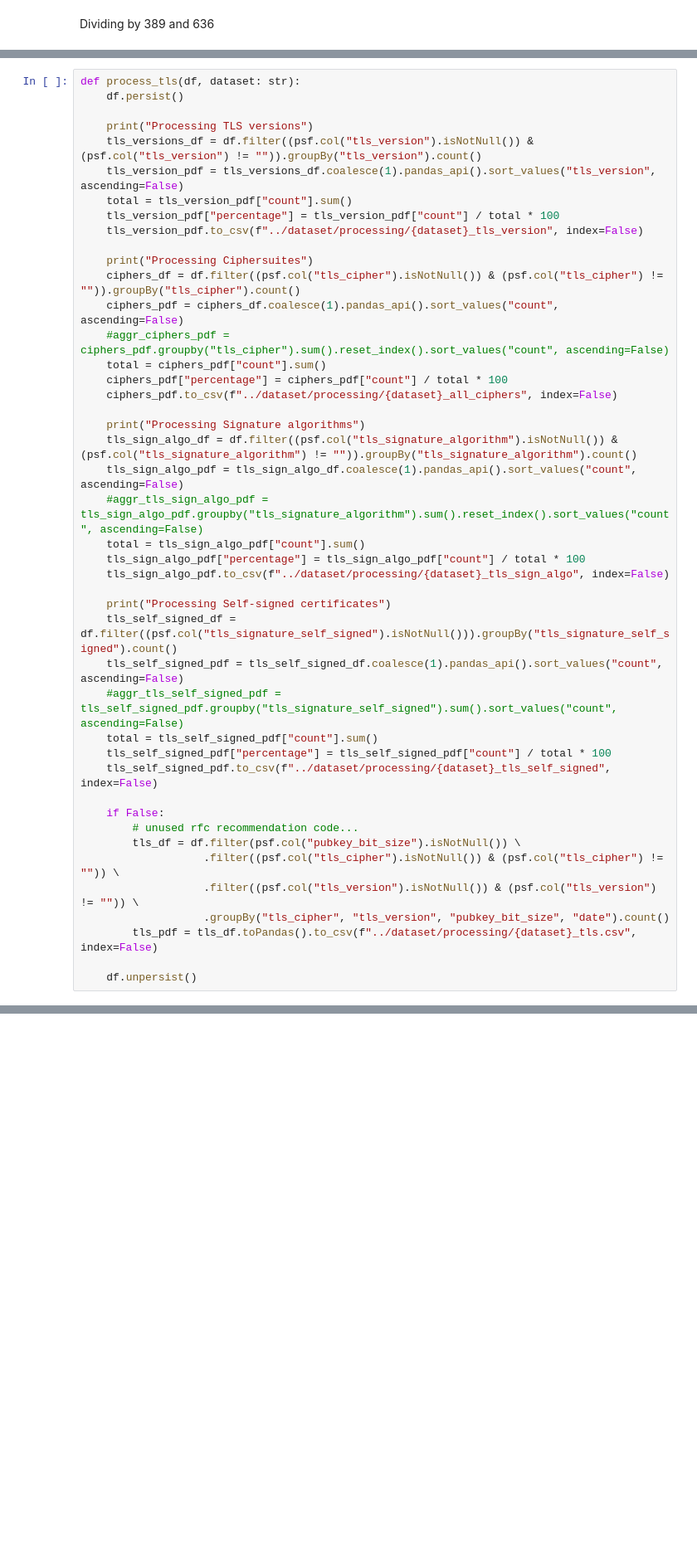
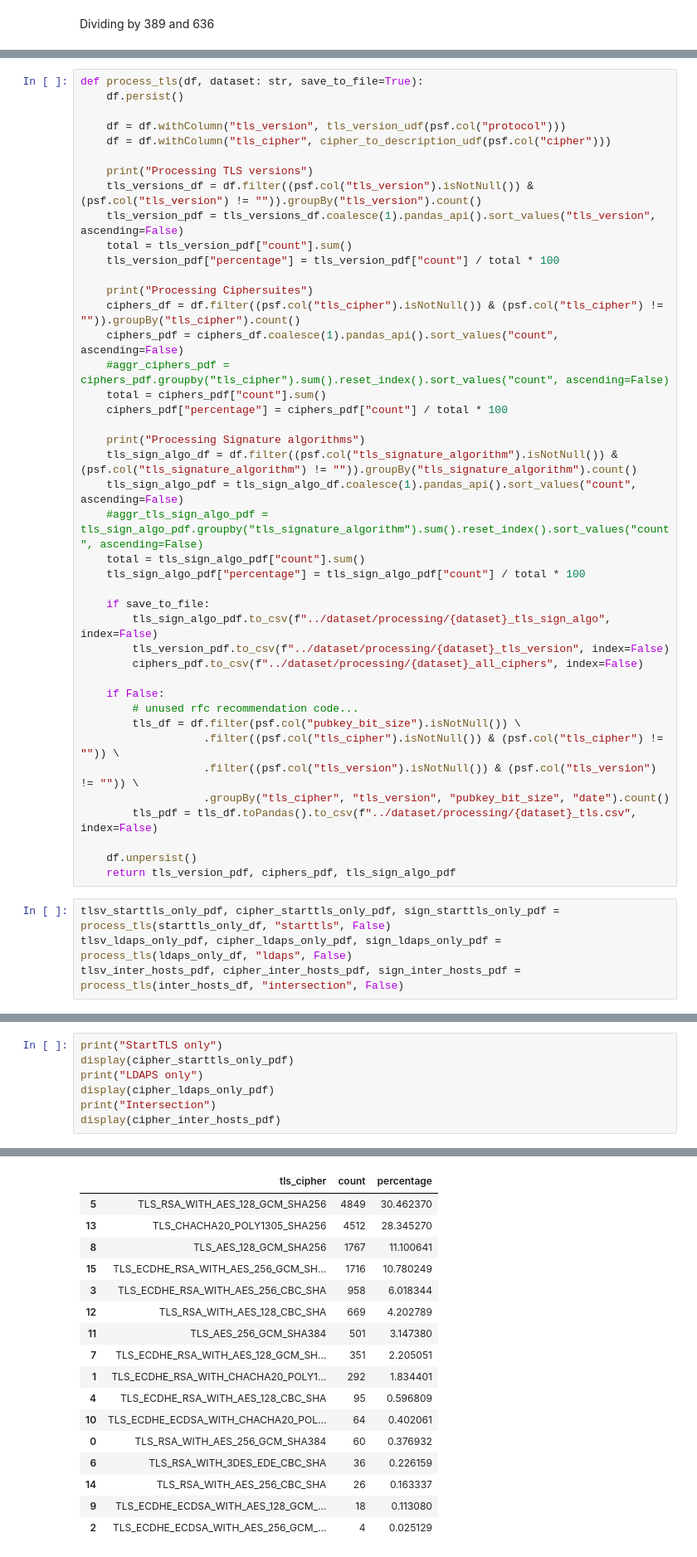
Before and after one commit to internettransparency/ldap-sequel, a Jupyter notebook: notebooks/analysis.ipynb, the cells around one changed output, grey strips where cells are left out. Shown at 83% size. Drawn from its saved outputs; the diff is of its cells as text; blank space fills up the shorter version.

```diff
--- a/notebooks/analysis.ipynb
+++ b/notebooks/analysis.ipynb
@@ -2680,13 +2877,15 @@ fig.show()
 # %%
-def process_tls(df, dataset: str):
+def process_tls(df, dataset: str, save_to_file=True):
     df.persist()
+
+    df = df.withColumn("tls_version", tls_version_udf(psf.col("protocol")))
+    df = df.withColumn("tls_cipher", cipher_to_description_udf(psf.col("cipher")))
 
     print("Processing TLS versions")
     tls_versions_df = df.filter((psf.col("tls_version").isNotNull()) & (psf.col("tls_version") != "")).groupBy("tls_version").count()
     tls_version_pdf = tls_versions_df.coalesce(1).pandas_api().sort_values("tls_version", ascending=False)
     total = tls_version_pdf["count"].sum()
     tls_version_pdf["percentage"] = tls_version_pdf["count"] / total * 100
-    tls_version_pdf.to_csv(f"../dataset/processing/{dataset}_tls_version", index=False)
 
     print("Processing Ciphersuites")
     ciphers_df = df.filter((psf.col("tls_cipher").isNotNull()) & (psf.col("tls_cipher") != "")).groupBy("tls_cipher").count()
@@ -2694,7 +2893,6 @@ def process_tls(df, dataset: str):
     #aggr_ciphers_pdf = ciphers_pdf.groupby("tls_cipher").sum().reset_index().sort_values("count", ascending=False)
     total = ciphers_pdf["count"].sum()
     ciphers_pdf["percentage"] = ciphers_pdf["count"] / total * 100
-    ciphers_pdf.to_csv(f"../dataset/processing/{dataset}_all_ciphers", index=False)
 
     print("Processing Signature algorithms")
     tls_sign_algo_df = df.filter((psf.col("tls_signature_algorithm").isNotNull()) & (psf.col("tls_signature_algorithm") != "")).groupBy("tls_signature_algorithm").count()
@@ -2702,15 +2900,11 @@ def process_tls(df, dataset: str):
     #aggr_tls_sign_algo_pdf = tls_sign_algo_pdf.groupby("tls_signature_algorithm").sum().reset_index().sort_values("count", ascending=False)
     total = tls_sign_algo_pdf["count"].sum()
     tls_sign_algo_pdf["percentage"] = tls_sign_algo_pdf["count"] / total * 100
-    tls_sign_algo_pdf.to_csv(f"../dataset/processing/{dataset}_tls_sign_algo", index=False)
 
-    print("Processing Self-signed certificates")
-    tls_self_signed_df = df.filter((psf.col("tls_signature_self_signed").isNotNull())).groupBy("tls_signature_self_signed").count()
-    tls_self_signed_pdf = tls_self_signed_df.coalesce(1).pandas_api().sort_values("count", ascending=False)
-    #aggr_tls_self_signed_pdf = tls_self_signed_pdf.groupby("tls_signature_self_signed").sum().sort_values("count", ascending=False)
-    total = tls_self_signed_pdf["count"].sum()
-    tls_self_signed_pdf["percentage"] = tls_self_signed_pdf["count"] / total * 100
-    tls_self_signed_pdf.to_csv(f"../dataset/processing/{dataset}_tls_self_signed", index=False)
+    if save_to_file:
+        tls_sign_algo_pdf.to_csv(f"../dataset/processing/{dataset}_tls_sign_algo", index=False)
+        tls_version_pdf.to_csv(f"../dataset/processing/{dataset}_tls_version", index=False)
+        ciphers_pdf.to_csv(f"../dataset/processing/{dataset}_all_ciphers", index=False)
 
     if False:
         # unused rfc recommendation code...
@@ -2721,3 +2915,8 @@ def process_tls(df, dataset: str):
         tls_pdf = tls_df.toPandas().to_csv(f"../dataset/processing/{dataset}_tls.csv", index=False)
 
     df.unpersist()
+    return tls_version_pdf, ciphers_pdf, tls_sign_algo_pdf
+# %%
+tlsv_starttls_only_pdf, cipher_starttls_only_pdf, sign_starttls_only_pdf = process_tls(starttls_only_df, "starttls", False)
+tlsv_ldaps_only_pdf, cipher_ldaps_only_pdf, sign_ldaps_only_pdf = process_tls(ldaps_only_df, "ldaps", False)
+tlsv_inter_hosts_pdf, cipher_inter_hosts_pdf, sign_inter_hosts_pdf = process_tls(inter_hosts_df, "intersection", False)
@@ -2723,0 +2959,8 @@ def process_tls(df, dataset: str):
+# %%
+print("StartTLS only")
+display(cipher_starttls_only_pdf)
+print("LDAPS only")
+display(cipher_ldaps_only_pdf)
+print("Intersection")
+display(cipher_inter_hosts_pdf)
+# %% [output]
@@ -2723,0 +2968,17 @@ def process_tls(df, dataset: str):
+|  | tls_cipher | count | percentage |
+| 5 | TLS_RSA_WITH_AES_128_GCM_SHA256 | 4849 | 30.462370 |
+| 13 | TLS_CHACHA20_POLY1305_SHA256 | 4512 | 28.345270 |
+| 8 | TLS_AES_128_GCM_SHA256 | 1767 | 11.100641 |
+| 15 | TLS_ECDHE_RSA_WITH_AES_256_GCM_SH... | 1716 | 10.780249 |
+| 3 | TLS_ECDHE_RSA_WITH_AES_256_CBC_SHA | 958 | 6.018344 |
+| 12 | TLS_RSA_WITH_AES_128_CBC_SHA | 669 | 4.202789 |
+| 11 | TLS_AES_256_GCM_SHA384 | 501 | 3.147380 |
+| 7 | TLS_ECDHE_RSA_WITH_AES_128_GCM_SH... | 351 | 2.205051 |
+| 1 | TLS_ECDHE_RSA_WITH_CHACHA20_POLY1... | 292 | 1.834401 |
+| 4 | TLS_ECDHE_RSA_WITH_AES_128_CBC_SHA | 95 | 0.596809 |
+| 10 | TLS_ECDHE_ECDSA_WITH_CHACHA20_POL... | 64 | 0.402061 |
+| 0 | TLS_RSA_WITH_AES_256_GCM_SHA384 | 60 | 0.376932 |
+| 6 | TLS_RSA_WITH_3DES_EDE_CBC_SHA | 36 | 0.226159 |
+| 14 | TLS_RSA_WITH_AES_256_CBC_SHA | 26 | 0.163337 |
+| 9 | TLS_ECDHE_ECDSA_WITH_AES_128_GCM_... | 18 | 0.113080 |
+| 2 | TLS_ECDHE_ECDSA_WITH_AES_256_GCM_... | 4 | 0.025129 |
```
Also changed, not shown: parts of 41 cells of this notebook, 1 other file.
